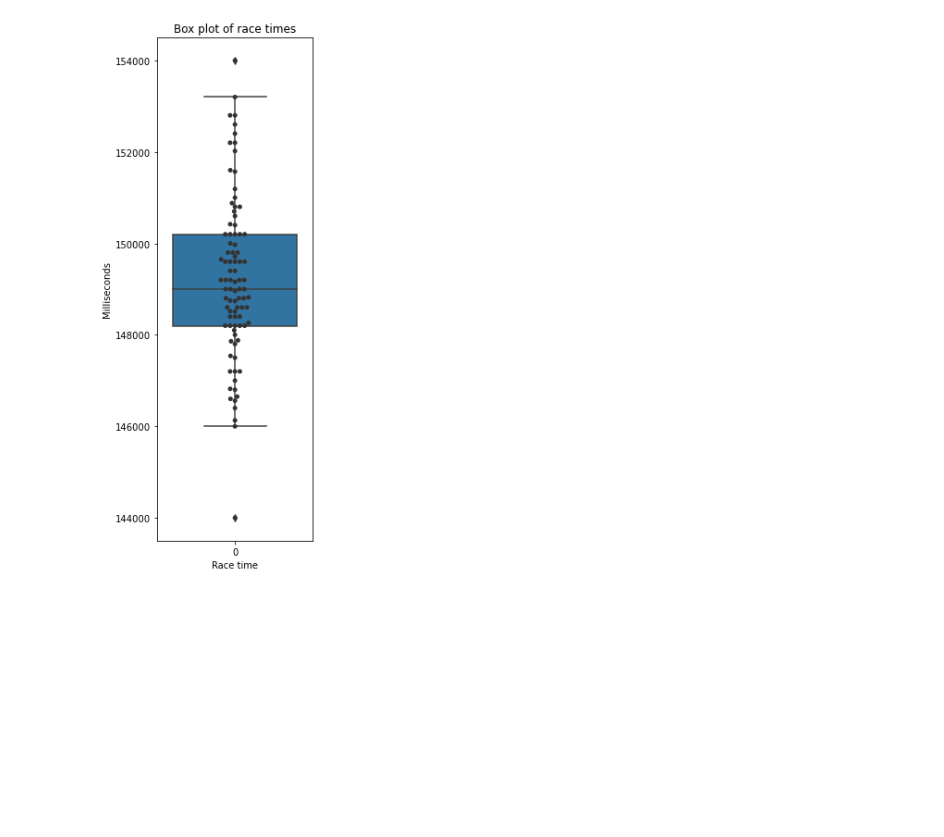
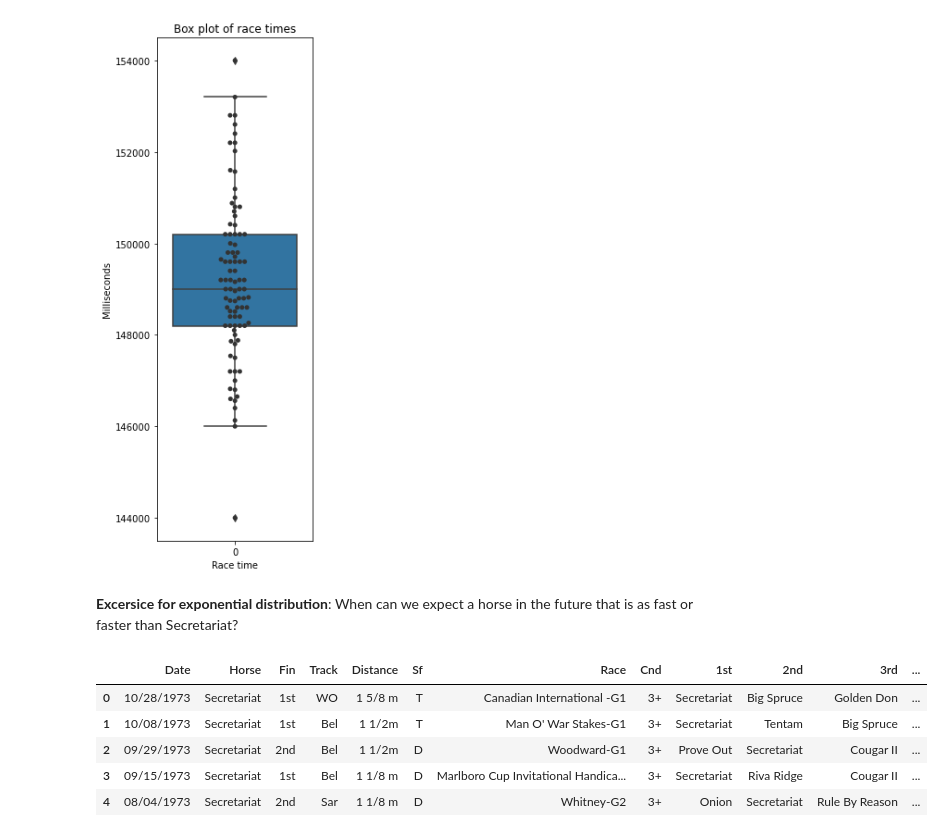
Before and after one commit to florianfrey1/vorlesung-data-science, a Jupyter notebook: belmont/belmont.ipynb, the cells around one changed output. Drawn from its saved outputs; the diff is of its cells as text; code cells hidden in the pictures; blank space fills up the shorter version.

```diff
--- a/belmont/belmont.ipynb
+++ b/belmont/belmont.ipynb
@@ -88,3 +88,17 @@ _ = ax.set_ylabel('Milliseconds')
 # %% [output]
 outliers: [144000.0, 154000.0]
 [figure]
+# %% [markdown]
+**Excersice for exponential distribution**: When can we expect a horse in the future that is as fast or faster than Secretariat?
+# %%
+# Loading additional data with all the races that the horse secretariat has completed.
+# source: https://www.horseracingnation.com/horse/Secretariat
+secretariat = pd.read_csv("secretariat.csv", sep = ';')
+secretariat.head()
+# %% [output]
+|  | Date | Horse | Fin | Track | Distance | Sf | Race | Cnd | 1st | 2nd | 3rd | ... |
+| 0 | 10/28/1973 | Secretariat | 1st | WO | 1 5/8 m | T | Canadian International -G1 | 3+ | Secretariat | Big Spruce | Golden Don | ... |
+| 1 | 10/08/1973 | Secretariat | 1st | Bel | 1 1/2m | T | Man O' War Stakes-G1 | 3+ | Secretariat | Tentam | Big Spruce | ... |
+| 2 | 09/29/1973 | Secretariat | 2nd | Bel | 1 1/2m | D | Woodward-G1 | 3+ | Prove Out | Secretariat | Cougar II | ... |
+| 3 | 09/15/1973 | Secretariat | 1st | Bel | 1 1/8 m | D | Marlboro Cup Invitational Handica... | 3+ | Secretariat | Riva Ridge | Cougar II | ... |
+| 4 | 08/04/1973 | Secretariat | 2nd | Sar | 1 1/8 m | D | Whitney-G2 | 3+ | Onion | Secretariat | Rule By Reason | ... |
```
Also changed, not shown: parts of 3 cells of this notebook, 1 other file.
